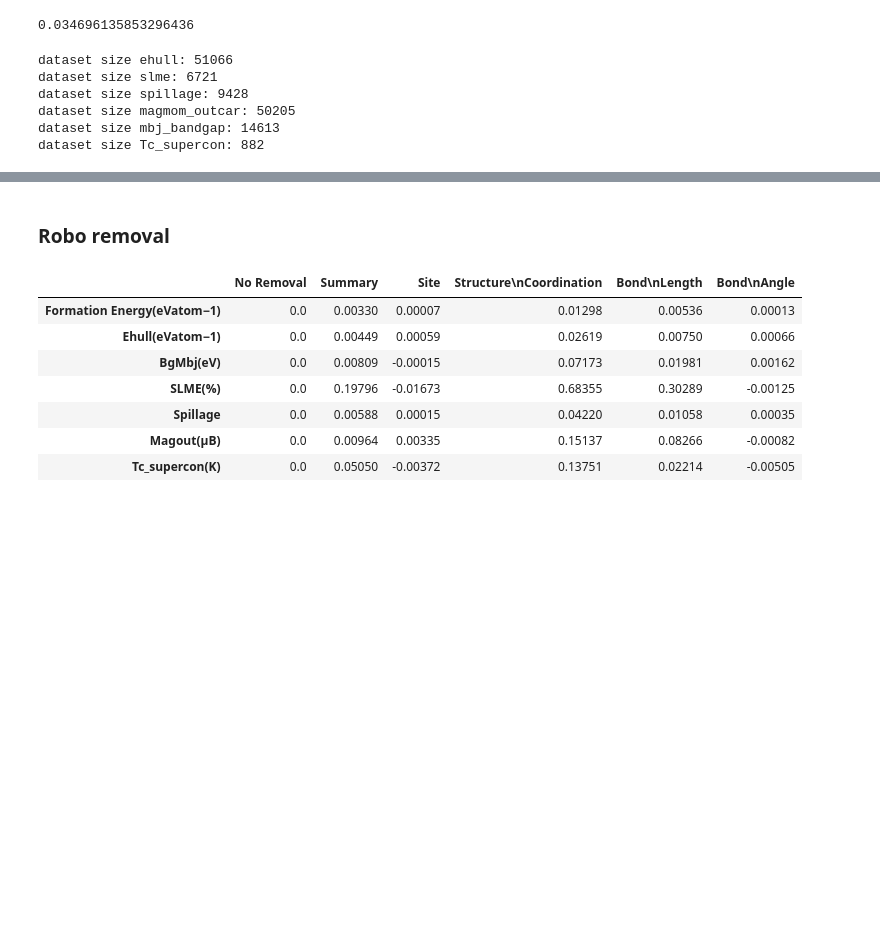
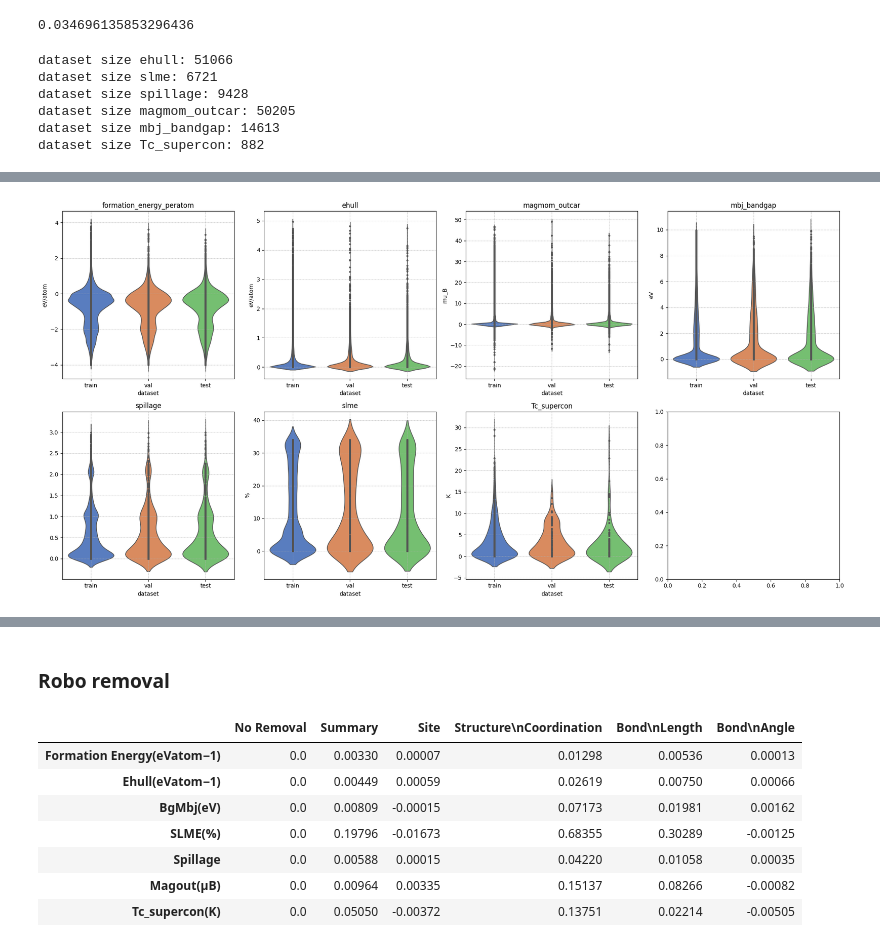
Before and after one commit to Jonathanlyj/ALIGNN-BERT-TL, a Jupyter notebook: analysis/analysis.ipynb, the cells around one changed output, grey strips where cells are left out. Cells and saved outputs as stored; diff of their text form; code cells hidden in the pictures; blank space fills up the shorter version.

```diff
--- a/analysis/analysis.ipynb
+++ b/analysis/analysis.ipynb
@@ -37,23 +39,76 @@ dataset size Tc_supercon: 882
 # %%
+import pandas as pd
+import seaborn as sns
+import matplotlib.pyplot as plt
 # MAD
-props = ['ehull','slme', 'spillage', 'magmom_outcar','mbj_bandgap', 'Tc_supercon']
+# props = ['formation_energy_peratom','ehull','magmom_outcar', 'mbj_bandgap','spillage', 'slme','Tc_supercon']
+
 # props = ['formation_energy_peratom']
 
-for prop in props:
+# for prop in props:
 
+#     t_file_path = f"/data/yll6162/alignntl_dft_3d/tl_dataset/dataset_alignn_bert-base-uncased_chemnlp_prop_{prop}_test.csv"
+#     df_t = pd.read_csv(t_file_path, index_col = 0)
+
+#     tr_file_path = f"/data/yll6162/alignntl_dft_3d/tl_dataset/dataset_alignn_bert-base-uncased_chemnlp_prop_{prop}_train.csv"
+#     df_tr = pd.read_csv(tr_file_path, index_col = 0)
+
+#     v_file_path = f"/data/yll6162/alignntl_dft_3d/tl_dataset/dataset_alignn_bert-base-uncased_chemnlp_prop_{prop}_val.csv"
+#     df_v = pd.read_csv(v_file_path, index_col = 0)
+#     df_train = pd.concat([df_tr, df_v],axis = 0)
+
+    # tr_mean = np.mean(df_train[prop].values)
+    # n = len(df_t[prop].values)
+    # mad = mean_absolute_error(df_t[prop].values, n * [tr_mean])
+    # print(f"{prop} MAD: {mad}")
+    # print(f"dataset size {prop}: {df_tr.shape[0] + df_t.shape[0] + df_v.shape[0]}")
+
+
+
+
+
+
+
+# List of properties
+props = ['formation_energy_peratom','ehull','magmom_outcar', 'mbj_bandgap','spillage', 'slme','Tc_supercon']
+units = {'formation_energy_peratom': 'eV/atom', 'ehull': 'eV/atom', 'magmom_outcar': 'mu_B', 'mbj_bandgap': 'eV', 'spillage': '', 'slme': '%', 'Tc_supercon': 'K'}
+# props = ['mbj_bandgap']
+# Initialize the figure
+fig, axes = plt.subplots(nrows=2, ncols=4, figsize=(20, 10))
+axes = axes.flatten()
+
+for i, prop in enumerate(props):
+    # File paths
     t_file_path = f"/data/yll6162/alignntl_dft_3d/tl_dataset/dataset_alignn_bert-base-uncased_chemnlp_prop_{prop}_test.csv"
-    df_t = pd.read_csv(t_file_path, index_col = 0)
+    tr_file_path = f"/data/yll6162/alignntl_dft_3d/tl_dataset/dataset_alignn_bert-base-uncased_chemnlp_prop_{prop}_train.csv"
+    v_file_path = f"/data/yll6162/alignntl_dft_3d/tl_dataset/dataset_alignn_bert-base-uncased_chemnlp_prop_{prop}_val.csv"
 
-    tr_file_path = f"/data/yll6162/alignntl_dft_3d/tl_dataset/dataset_alignn_bert-base-uncased_chemnlp_prop_{prop}_train.csv"
-    df_tr = pd.read_csv(tr_file_path, index_col = 0)
+    # Read the data
+    df_t = pd.read_csv(t_file_path, index_col=0)
+    df_tr = pd.read_csv(tr_file_path, index_col=0)
+    df_v = pd.read_csv(v_file_path, index_col=0)
 
-    v_file_path = f"/data/yll6162/alignntl_dft_3d/tl_dataset/dataset_alignn_bert-base-uncased_chemnlp_prop_{prop}_val.csv"
-    df_v = pd.read_csv(v_file_path, index_col = 0)
-    df_train = pd.concat([df_tr, df_v],axis = 0)
 
-    tr_mean = np.mean(df_train[prop].values)
-    n = len(df_t[prop].values)
-    mad = mean_absolute_error(df_t[prop].values, n * [tr_mean])
-    print(f"{prop} MAD: {mad}")
-    print(f"dataset size {prop}: {df_tr.shape[0] + df_t.shape[0] + df_v.shape[0]}")
+    # Create a DataFrame with an additional column for the dataset type
+    df_tr['dataset'] = 'train'
+    df_v['dataset'] = 'val'
+    df_t['dataset'] = 'test'
+
+    # Concatenate all data
+    df_all = pd.concat([df_tr, df_v, df_t], axis=0)
+
+    # Plot the violin plot with box plot inside
+    sns.violinplot(x='dataset', y=prop, data=df_all, ax=axes[i], inner="point", palette='muted')
+    # sns.boxplot(x='dataset', y=prop, data=df_all, ax=axes[i], width=0.1, palette='dark')
+    # sns.stripplot(x='dataset', y=prop, data=df_all, ax=axes[i], jitter=True, size=2, color='k', alpha=0.5)
+
+    # Set title
+    axes[i].set_title(prop)
+    axes[i].set_ylabel(units[prop])
+    axes[i].grid(True, which='both', linestyle='--', linewidth=0.5)
+
+# Adjust layout
+plt.tight_layout()
+plt.savefig('all_violin.png', dpi=600)
+plt.show()
 # %% [output]
@@ -72,3 +132,4 @@ dataset size Tc_supercon: 1054
+[figure, added]
 # %%
 
 
```
Also changed, not shown: parts of 4 cells of this notebook, 1 other file.
